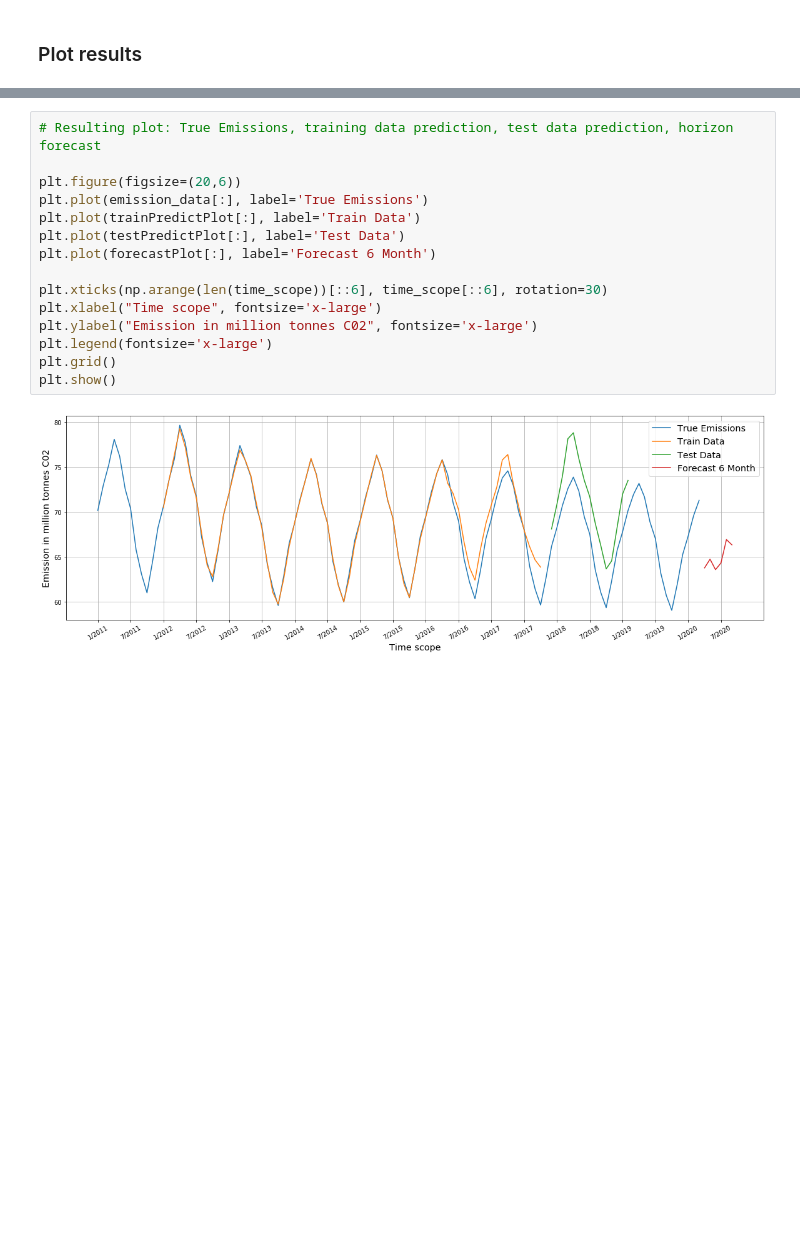
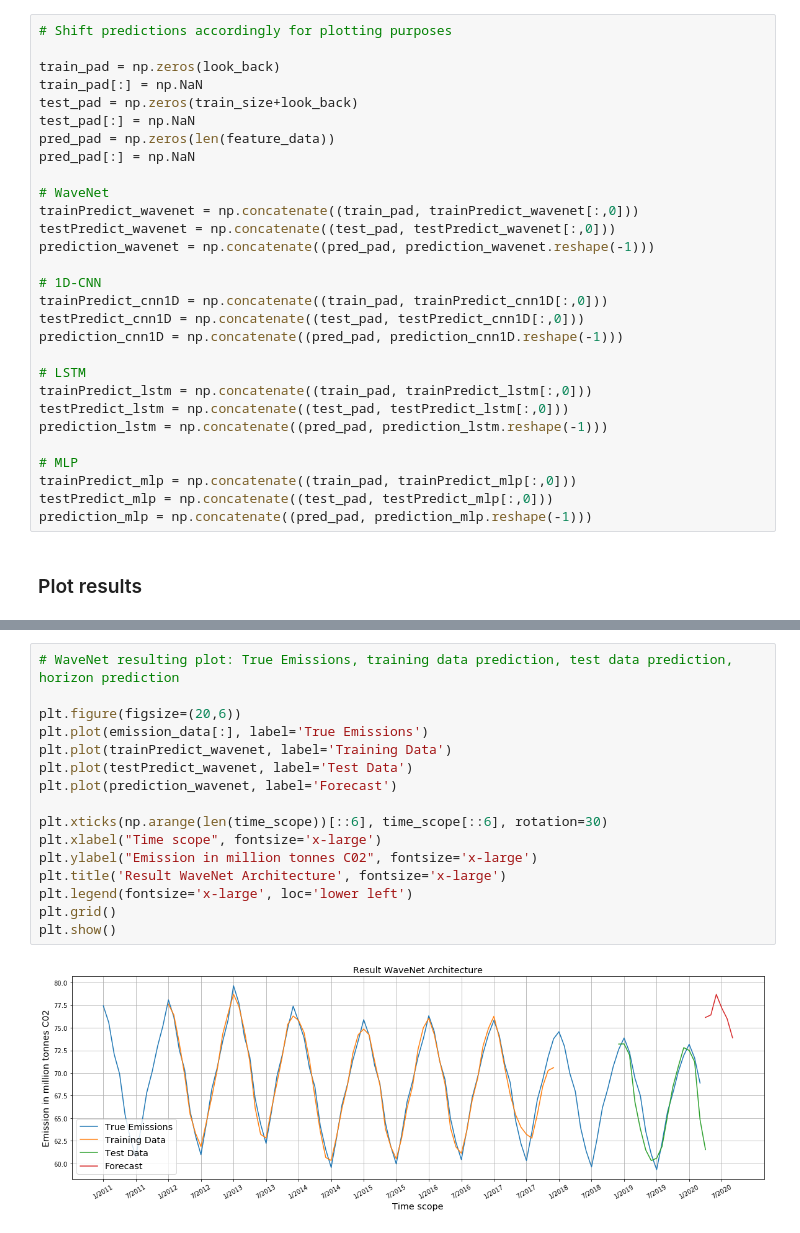
Before and after one commit to hannesk95/AMI, a Jupyter notebook: models/TimeSeriesForecasting/WaveNet_1D-CNN_LSTM_MLP.ipynb, the cells around one changed output, grey strips where cells are left out. Cells and saved outputs as stored; diff of their text form; blank space fills up the shorter version.

Commit message:
Update neural network approach time-series forecasting

```diff
--- a/models/TimeSeriesForecasting/WaveNet_1D-CNN_LSTM_MLP.ipynb
+++ b/models/TimeSeriesForecasting/WaveNet_1D-CNN_LSTM_MLP.ipynb
@@ -494,2 +502,31 @@ testPredict_mlp = mlp.predict(X_test)
+# %%
+# Shift predictions accordingly for plotting purposes
+
+train_pad = np.zeros(look_back)
+train_pad[:] = np.NaN
+test_pad = np.zeros(train_size+look_back)
+test_pad[:] = np.NaN
+pred_pad = np.zeros(len(feature_data))
+pred_pad[:] = np.NaN
+
+# WaveNet
+trainPredict_wavenet = np.concatenate((train_pad, trainPredict_wavenet[:,0]))
+testPredict_wavenet = np.concatenate((test_pad, testPredict_wavenet[:,0]))
+prediction_wavenet = np.concatenate((pred_pad, prediction_wavenet.reshape(-1)))
+
+# 1D-CNN
+trainPredict_cnn1D = np.concatenate((train_pad, trainPredict_cnn1D[:,0]))
+testPredict_cnn1D = np.concatenate((test_pad, testPredict_cnn1D[:,0]))
+prediction_cnn1D = np.concatenate((pred_pad, prediction_cnn1D.reshape(-1)))
+
+# LSTM
+trainPredict_lstm = np.concatenate((train_pad, trainPredict_lstm[:,0]))
+testPredict_lstm = np.concatenate((test_pad, testPredict_lstm[:,0]))
+prediction_lstm = np.concatenate((pred_pad, prediction_lstm.reshape(-1)))
+
+# MLP
+trainPredict_mlp = np.concatenate((train_pad, trainPredict_mlp[:,0]))
+testPredict_mlp = np.concatenate((test_pad, testPredict_mlp[:,0]))
+prediction_mlp = np.concatenate((pred_pad, prediction_mlp.reshape(-1)))
 # %% [markdown]
 ### Plot results
@@ -529,19 +538,20 @@ for i in np.arange(int(first_date.split('/')[1]), int(last_date.split('/')[1])+1
     for j in np.arange(1,13):
         time_scope.append(str(j)+"/"+str(i))
 # %%
-# Resulting plot: True Emissions, training data prediction, test data prediction, horizon forecast
+# WaveNet resulting plot: True Emissions, training data prediction, test data prediction, horizon prediction
 
 plt.figure(figsize=(20,6))
 plt.plot(emission_data[:], label='True Emissions')
-plt.plot(trainPredictPlot[:], label='Train Data')
-plt.plot(testPredictPlot[:], label='Test Data')
-plt.plot(forecastPlot[:], label='Forecast 6 Month')
+plt.plot(trainPredict_wavenet, label='Training Data')
+plt.plot(testPredict_wavenet, label='Test Data')
+plt.plot(prediction_wavenet, label='Forecast')
 
 plt.xticks(np.arange(len(time_scope))[::6], time_scope[::6], rotation=30)
 plt.xlabel("Time scope", fontsize='x-large')
 plt.ylabel("Emission in million tonnes C02", fontsize='x-large')
-plt.legend(fontsize='x-large')
+plt.title('Result WaveNet Architecture', fontsize='x-large')
+plt.legend(fontsize='x-large', loc='lower left')
 plt.grid()
 plt.show()
 # %% [output]
-[figure, old version]
+[figure, new version]
```
Also changed, not shown: parts of 20 cells of this notebook.
